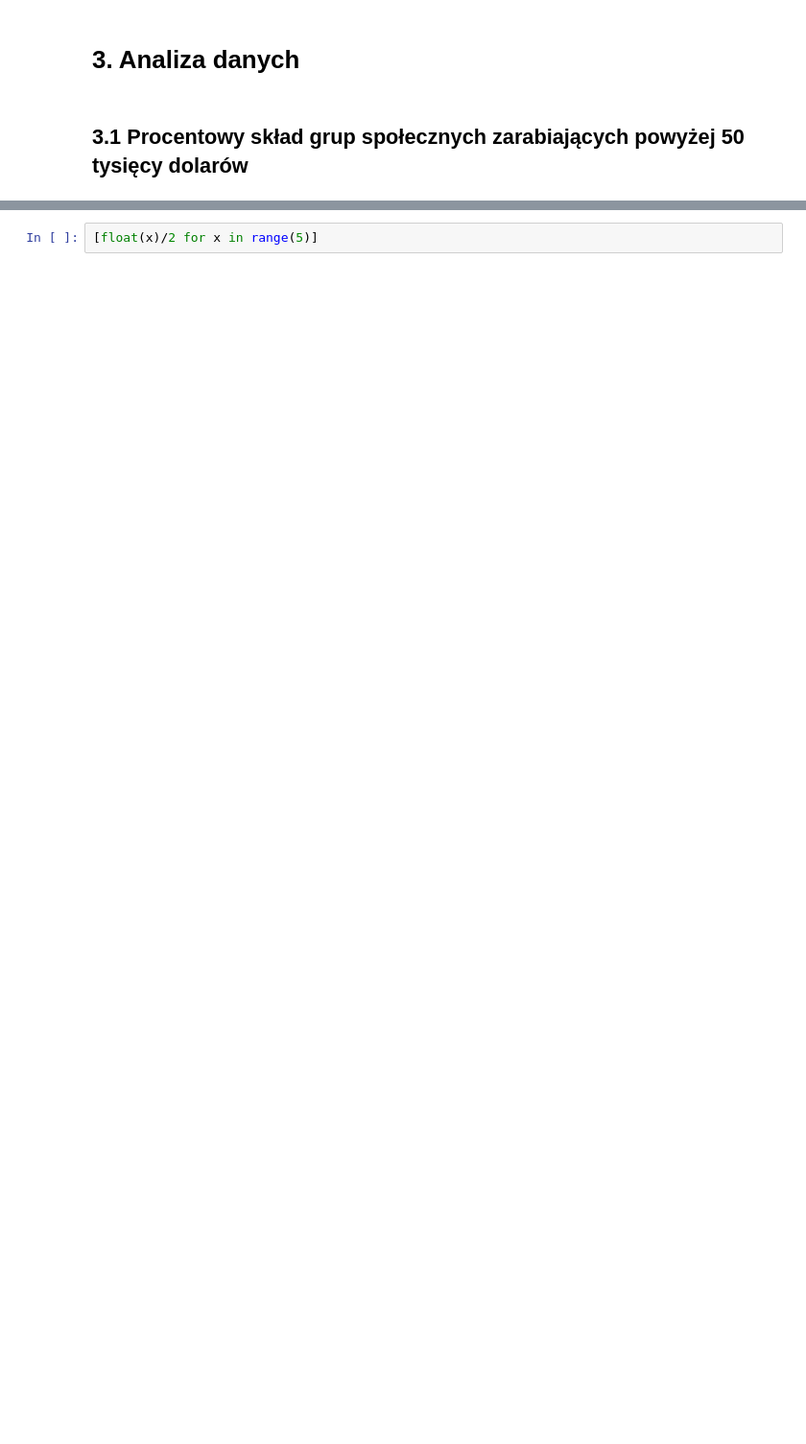
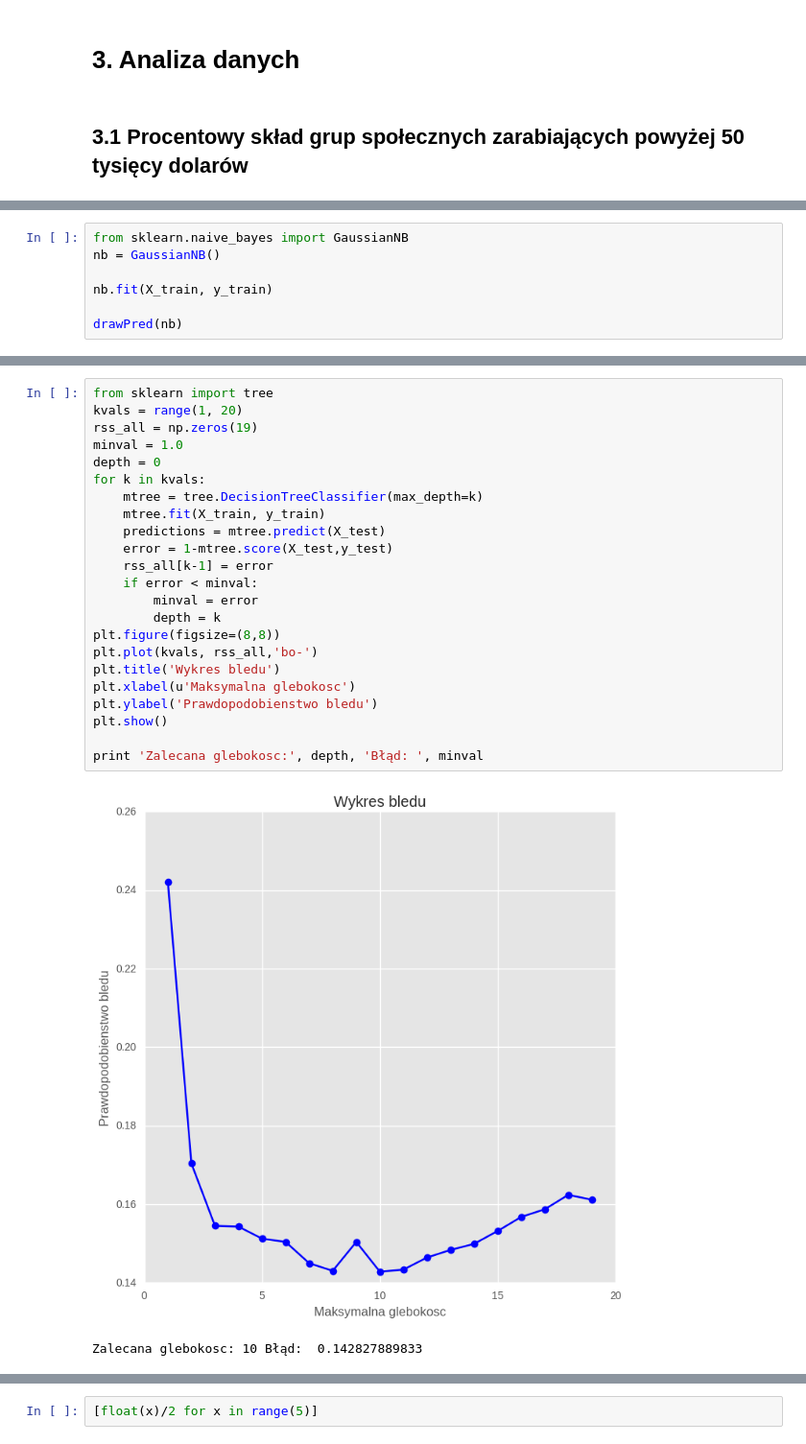
Before and after one commit to fpoon/adult-datamining, a Jupyter notebook: projekt.ipynb, the cells around one changed output, grey strips where cells are left out. Shown at 96% size. Saved outputs shown, nothing was run; the diff lists cells and outputs as text; blank space fills up the shorter version.

```diff
--- a/projekt.ipynb
+++ b/projekt.ipynb
@@ -162,0 +293,7 @@ plotpair("education", df1.loc[df1["income"] == ">50K"]["education"], df1.loc[df1
+# %%
+from sklearn.naive_bayes import GaussianNB
+nb = GaussianNB()
+
+nb.fit(X_train, y_train)
+
+drawPred(nb)
@@ -162,0 +314,26 @@ plotpair("education", df1.loc[df1["income"] == ">50K"]["education"], df1.loc[df1
+# %%
+from sklearn import tree
+kvals = range(1, 20)
+rss_all = np.zeros(19)
+minval = 1.0
+depth = 0
+for k in kvals:
+    mtree = tree.DecisionTreeClassifier(max_depth=k)
+    mtree.fit(X_train, y_train)
+    predictions = mtree.predict(X_test)
+    error = 1-mtree.score(X_test,y_test)
+    rss_all[k-1] = error
+    if error < minval:
+        minval = error
+        depth = k
+plt.figure(figsize=(8,8))
+plt.plot(kvals, rss_all,'bo-')
+plt.title('Wykres bledu')
+plt.xlabel(u'Maksymalna glebokosc')
+plt.ylabel('Prawdopodobienstwo bledu')
+plt.show()
+
+print 'Zalecana glebokosc:', depth, 'Błąd: ', minval
+# %% [output]
+[figure, added]
+Zalecana glebokosc: 10 Błąd:  0.142827889833
```
Also changed, not shown: parts of 27 cells of this notebook.
